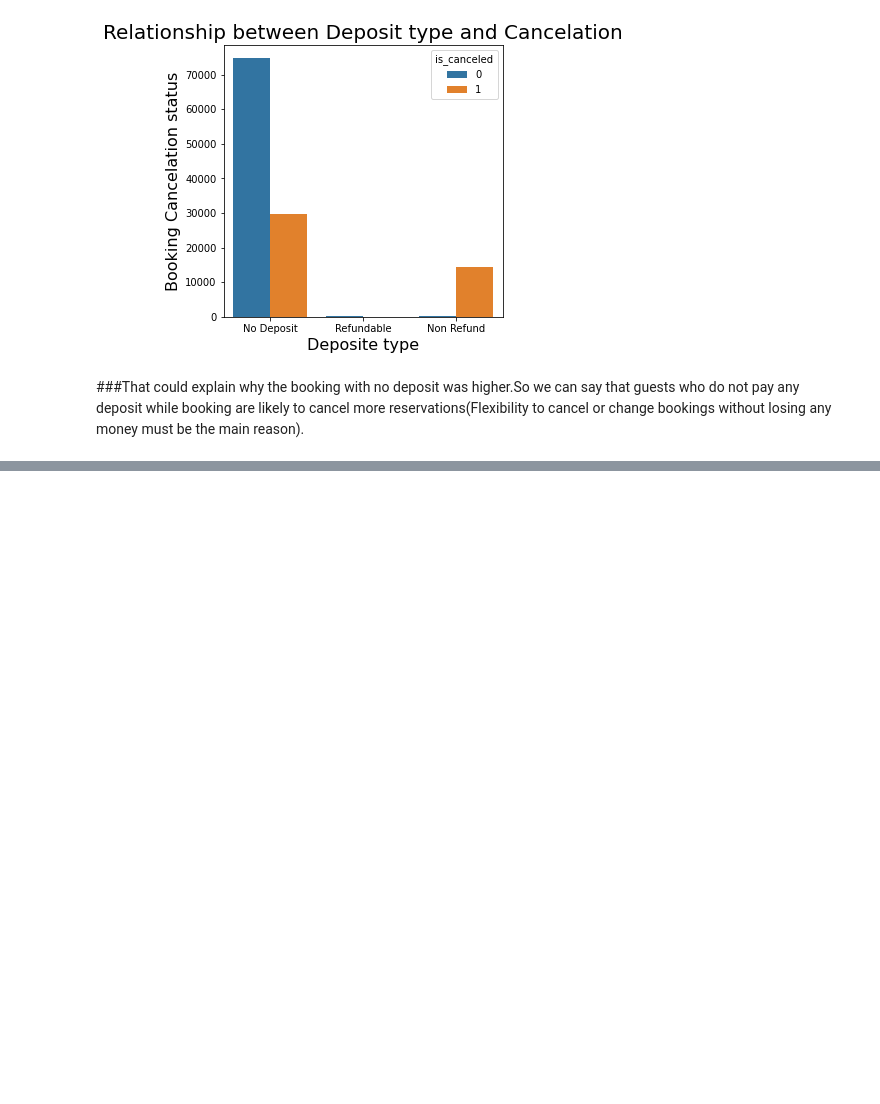
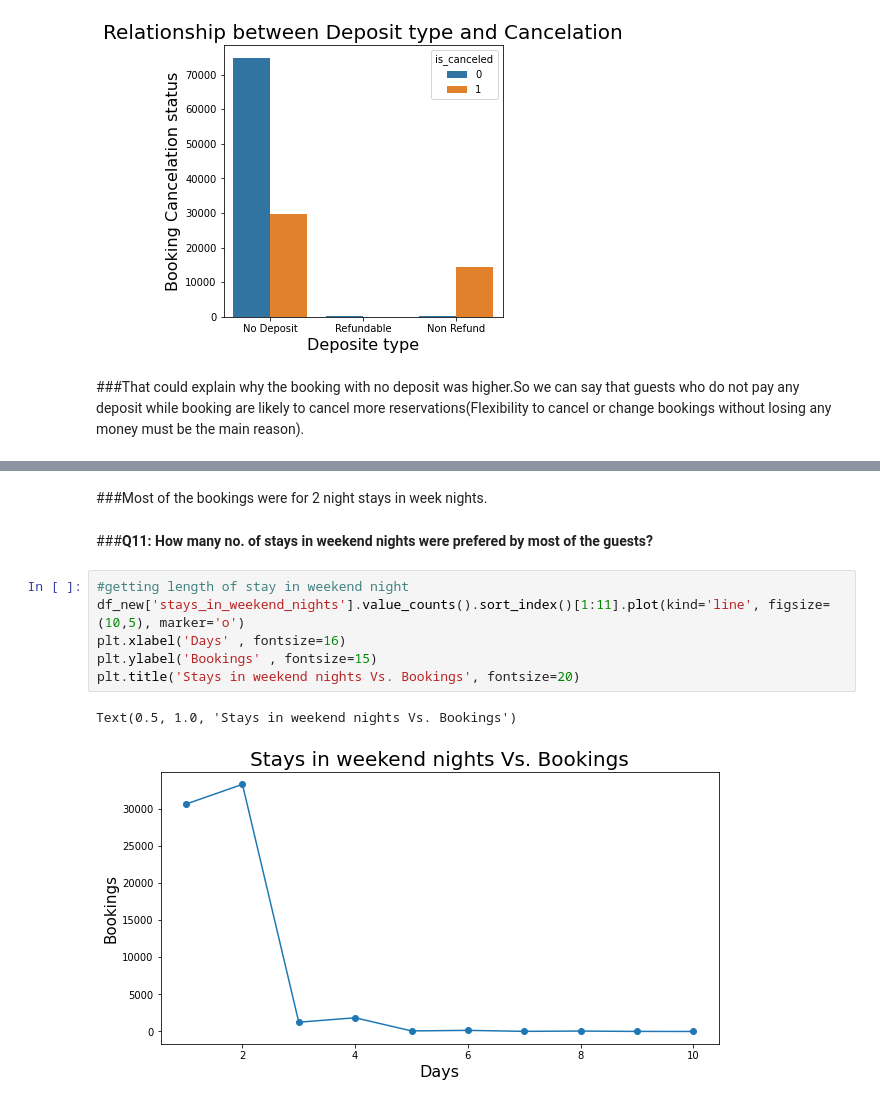
Before and after one commit to YashwantRaul/EDA-of-Hotel-booking, a Jupyter notebook: Hotel_Booking_Analysis_Capstone_Project.ipynb, the cells around one changed output, grey strips where cells are left out. Drawn from its saved outputs; the diff is of its cells as text; blank space fills up the shorter version.

```diff
--- a/Hotel_Booking_Analysis_Capstone_Project.ipynb
+++ b/Hotel_Booking_Analysis_Capstone_Project.ipynb
@@ -265,0 +306,13 @@ Text(0, 0.5, 'Booking Cancelation status')
+# %% [markdown]
+###Most of the bookings were for 2 night stays in week nights.
+# %% [markdown]
+###**Q11: How many no. of stays in weekend nights were prefered by most of the guests?**
+# %%
+#getting length of stay in weekend night
+df_new['stays_in_weekend_nights'].value_counts().sort_index()[1:11].plot(kind='line', figsize=(10,5), marker='o')
+plt.xlabel('Days' , fontsize=16)
+plt.ylabel('Bookings' , fontsize=15)
+plt.title('Stays in weekend nights Vs. Bookings', fontsize=20)
+# %% [output]
+Text(0.5, 1.0, 'Stays in weekend nights Vs. Bookings')
+[figure, added]
```
Also changed, not shown: parts of 26 cells of this notebook.
